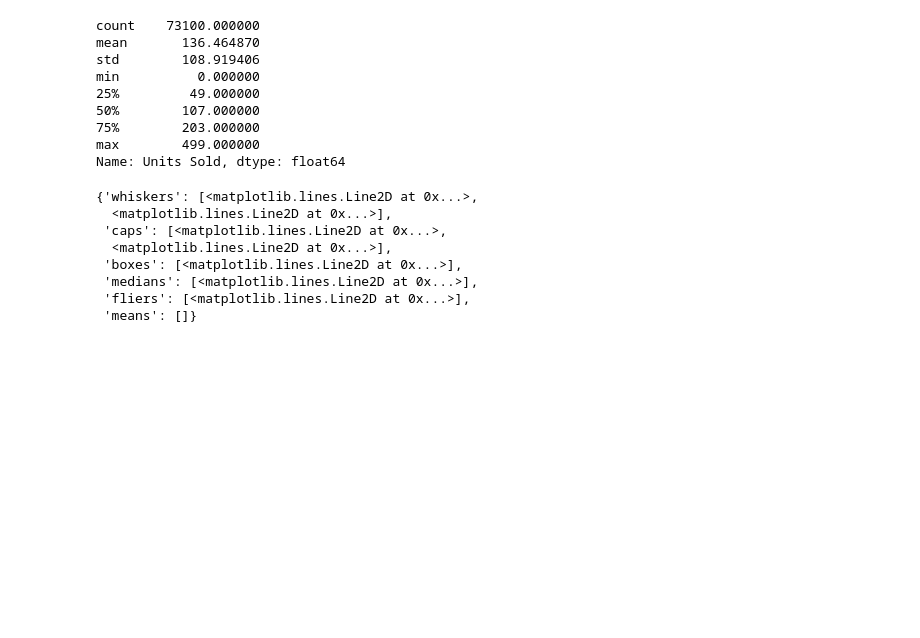
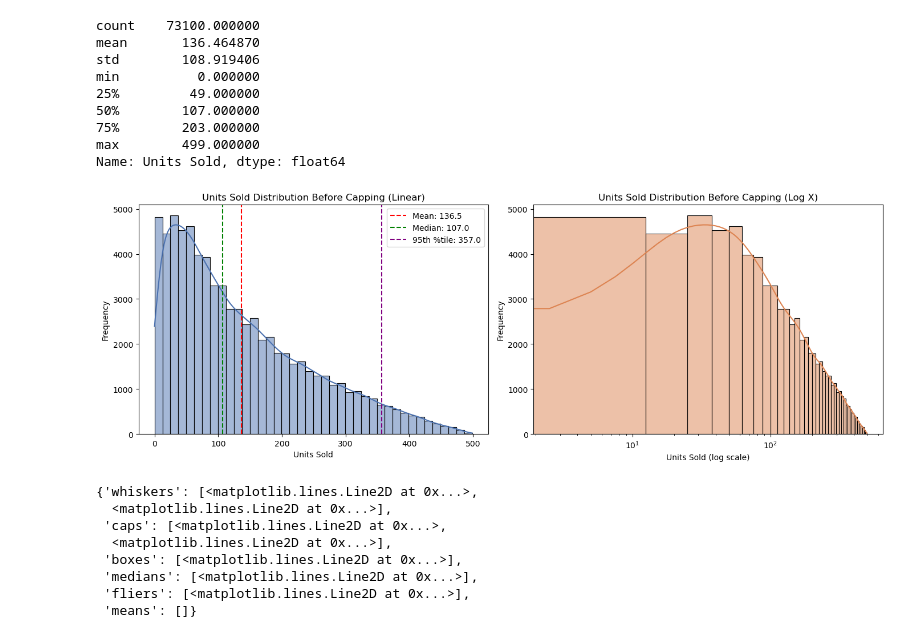
Before and after one commit to 127crew/A-Methodological-Blueprint-for-a-High--Impact-Comparative-Analysis-of-Time-Series-Forecasting-Models, a Jupyter notebook: notebooks/01_EDA_and_Preprocessing.ipynb, the cells around one changed output. Drawn from its saved outputs; the diff is of its cells as text; code cells hidden in the pictures; blank space fills up the shorter version.

Commit message:
histogram for target variable before and after capping

```diff
--- a/notebooks/01_EDA_and_Preprocessing.ipynb
+++ b/notebooks/01_EDA_and_Preprocessing.ipynb
@@ -136,6 +136,34 @@ min          0.000000
 75%        203.000000
 max        499.000000
 Name: Units Sold, dtype: float64
+# %%
+fig2, axs = plt.subplots(1, 2, figsize=(14, 5))
+
+# Linear scale
+sns.histplot(df["Units Sold"], bins=40, kde=True, ax=axs[0], color="#4c72b0")
+mean_val = df["Units Sold"].mean()
+median_val = df["Units Sold"].median()
+p95_val = df["Units Sold"].quantile(0.95)
+
+for val, lbl, clr in [(mean_val, "Mean", "red"), (median_val, "Median", "green"), (p95_val, "95th %tile", "purple")]:
+    axs[0].axvline(val, color=clr, linestyle="--", linewidth=1.5, label=f"{lbl}: {val:.1f}")
+
+axs[0].set_title("Units Sold Distribution Before Capping (Linear)")
+axs[0].set_xlabel("Units Sold")
+axs[0].set_ylabel("Frequency")
+axs[0].legend()
+
+# Log scale (helps reveal right tail if any)
+sns.histplot(df["Units Sold"], bins=40, kde=True, ax=axs[1], color="#dd8452")
+axs[1].set_xscale("log")
+axs[1].set_title("Units Sold Distribution Before Capping (Log X)")
+axs[1].set_xlabel("Units Sold (log scale)")
+axs[1].set_ylabel("Frequency")
+
+plt.tight_layout()
+plt.show()
+# %% [output]
+[figure, added]
 # %%
 plt.boxplot(df["Units Sold"],vert=False)
 # %% [output]
```
Also changed, not shown: parts of 2 cells of this notebook.
